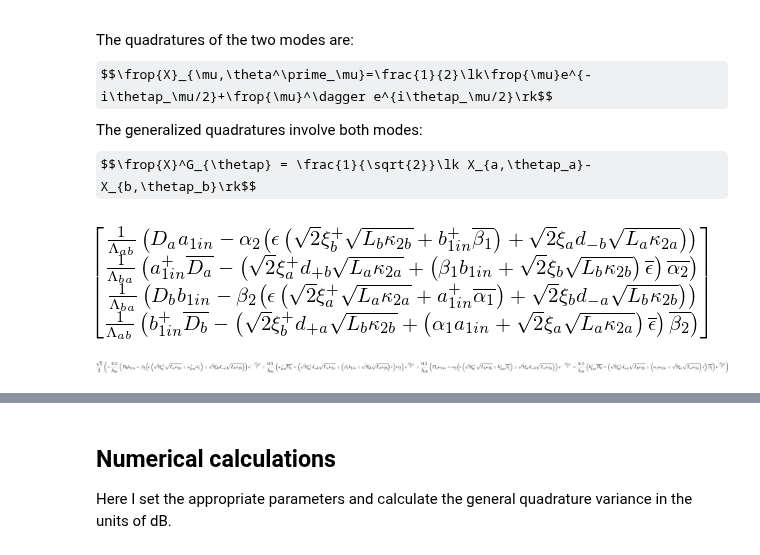
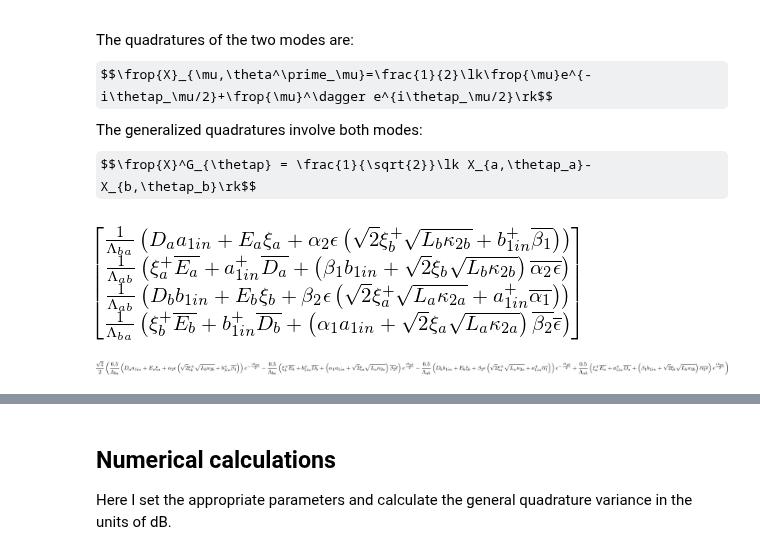
Before and after one commit to nemetniki/General-linear-model, a Jupyter notebook: NDPA.ipynb, the cells around one changed output, grey strips where cells are left out. Cells and saved outputs as stored; diff of their text form; code cells hidden in the pictures; some formulas as TeX source.

```diff
--- a/NDPA.ipynb
+++ b/NDPA.ipynb
@@ -123,24 +130,24 @@ $$\frop{X}_{\mu,\theta^\prime_\mu}=\frac{1}{2}\lk\frop{\mu}e^{-i\thetap_\mu/2}+\
 The generalized quadratures involve both modes:
 $$\frop{X}^G_{\thetap} = \frac{1}{\sqrt{2}}\lk X_{a,\thetap_a}- X_{b,\thetap_b}\rk$$
 # %%
-alpha1,beta1,alpha2,beta2,Da,Db = symbols('\\alpha_1 \\beta_1 \\alpha_2 \\beta_2 D_a D_b')
+alpha1,beta1,alpha2,beta2,Da,Db,Ea,Eb = symbols('\\alpha_1 \\beta_1 \\alpha_2 \\beta_2 D_a D_b E_a E_b')
 thetapa,thetapb,kapa,kapb = symbols('\\theta_pa \\theta_pb \kappa_a \kappa_b')
-aout = Matrix([1/(Lab)*(Da*a1in-alpha2(sqrt(2*kap2a*La)*dmb*xia+eps*(conjugate(beta1)*bd1in+sqrt(2*kap2b*Lb)*xidb))),\
-               1/(Lba)*(conjugate(Da)*ad1in-conjugate(alpha2)*(sqrt(2*kap2a*La)*dpb*xida+\
-                                                              conjugate(eps)*(beta1*b1in+sqrt(2*kap2b*Lb)*xib))),\
-               1/(Lba)*(Db*b1in-beta2(sqrt(2*kap2b*Lb)*dma*xib+eps*(conjugate(alpha1)*ad1in+sqrt(2*kap2a*La)*xida))),\
-               1/(Lab)*(conjugate(Db)*bd1in-conjugate(beta2)*(sqrt(2*kap2b*Lb)*dpa*xidb+\
-                                                              conjugate(eps)*(alpha1*a1in+sqrt(2*kap2a*La)*xia)))])
+aout = Matrix([1/(Lba)*(Da*a1in+Ea*xia+alpha2*eps*(conjugate(beta1)*bd1in+sqrt(2*kap2b*Lb)*xidb)),\
+               1/(Lab)*(conjugate(Da)*ad1in+conjugate(Ea)*xida+\
+                        conjugate(alpha2)*conjugate(eps)*(beta1*b1in+sqrt(2*kap2b*Lb)*xib)),\
+               1/(Lab)*(Db*b1in+Eb*xib+beta2*eps*(conjugate(alpha1)*ad1in+sqrt(2*kap2a*La)*xida)),\
+               1/(Lba)*(conjugate(Db)*bd1in+conjugate(Eb)*xidb+\
+                        conjugate(beta2)*conjugate(eps)*(alpha1*a1in+sqrt(2*kap2a*La)*xia))])
 aout
 # %% [output]
-[figure, old version]
+[figure, new version]
 # %%
 Xa = 1/2*(aout[0]*exp(-I*thetapa/2)+aout[1]*exp(I*thetapa/2))
 Xb = 1/2*(aout[2]*exp(-I*thetapb/2)+aout[3]*exp(I*thetapb/2))
 XG = 1/sqrt(2)*(Xa-Xb)
 XG
 # %% [output]
-[figure, old version]
+[figure, new version]
 # %% [markdown]
 So the expression of one of the quadratures is:
 $$\begin{align}
```
Also changed, not shown: parts of 12 cells of this notebook, 1 other file.
